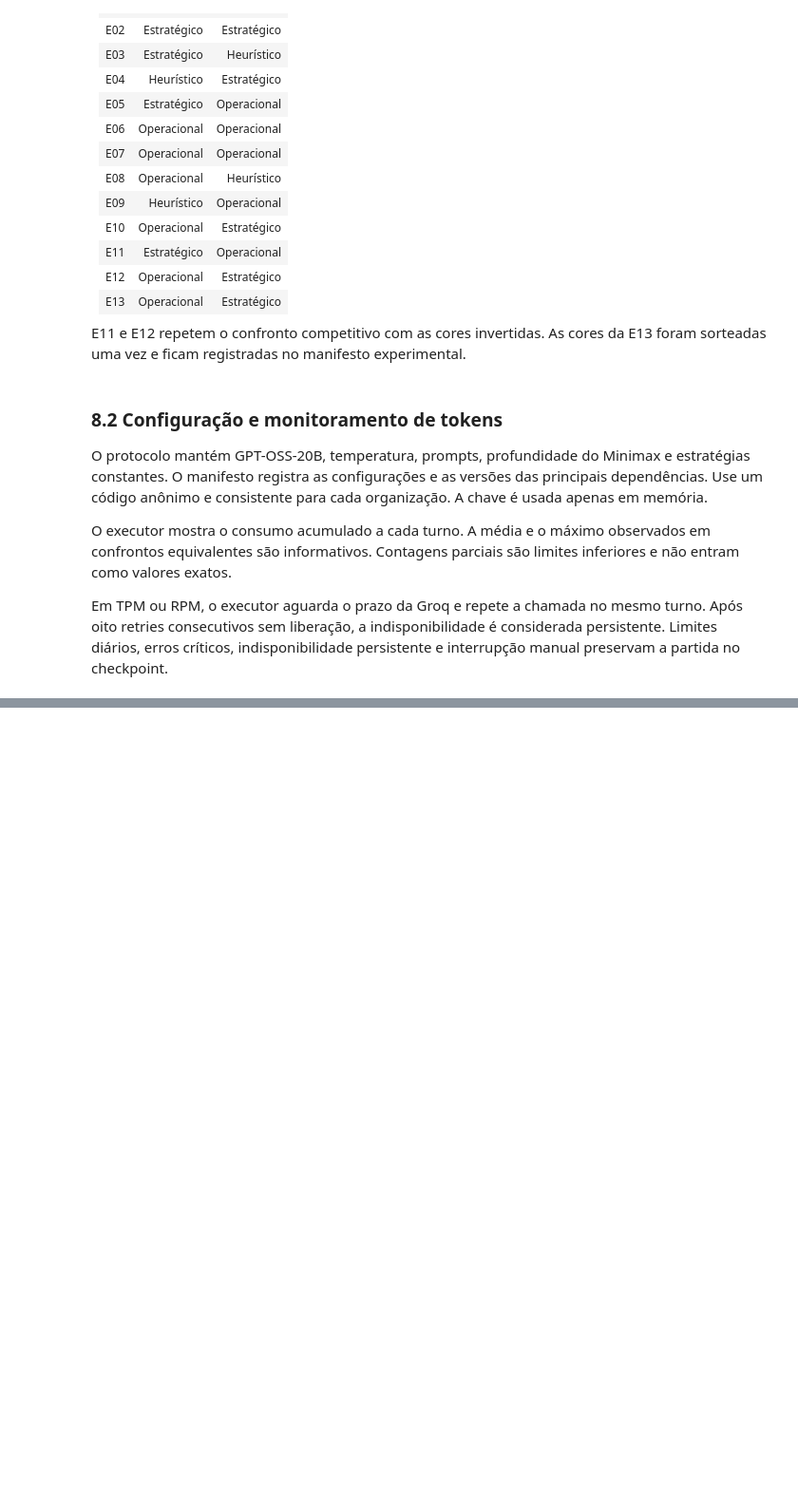
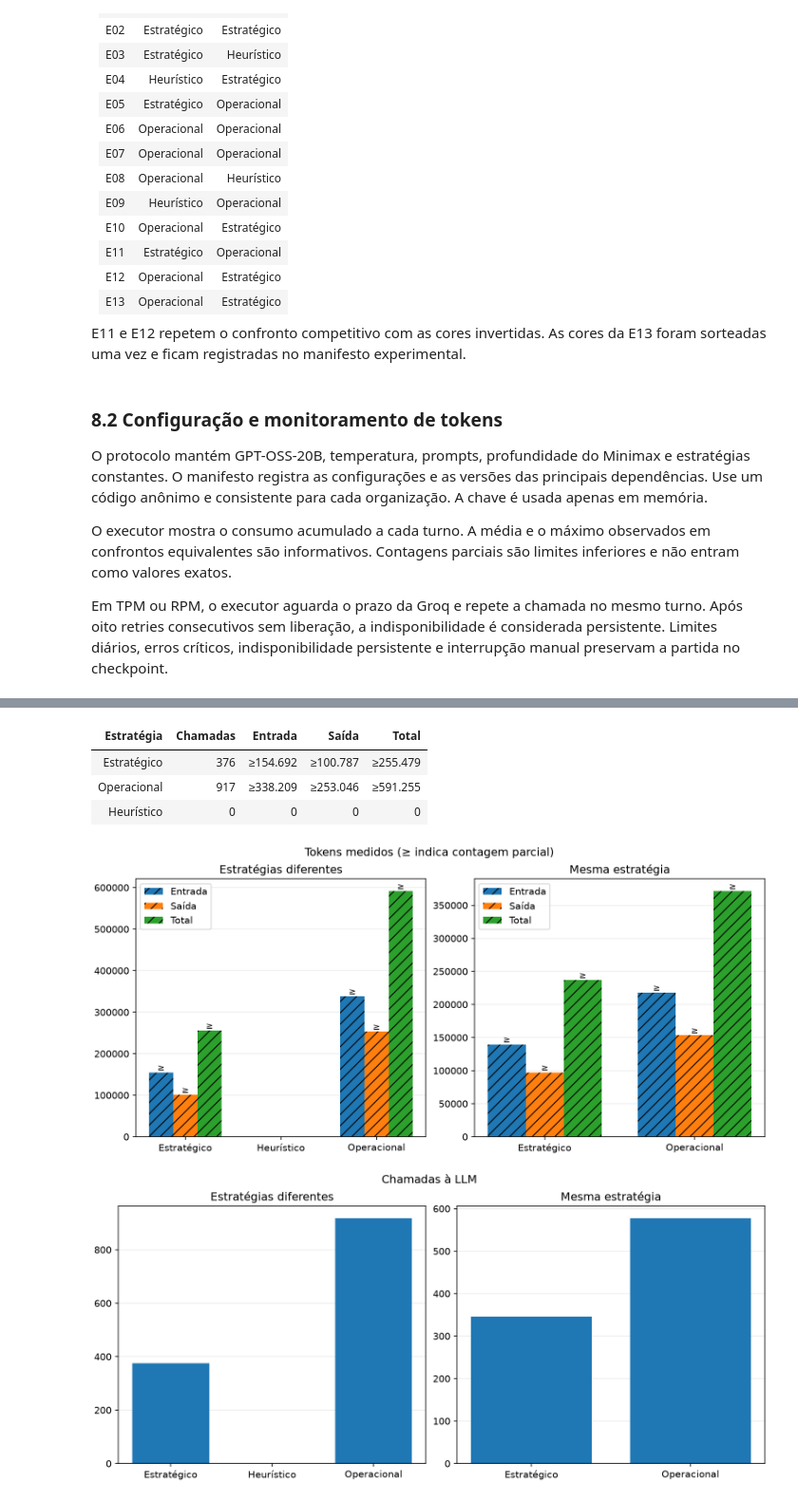
Before and after one commit to CaioBFM/Trabalhos---IA, a Jupyter notebook: othello-agentes/othello_agentes.ipynb, the cells around one changed output, grey strips where cells are left out. Shown at 95% size. Drawn from its saved outputs; the diff is of its cells as text; code cells hidden in the pictures; blank space fills up the shorter version.

```diff
--- a/othello-agentes/othello_agentes.ipynb
+++ b/othello-agentes/othello_agentes.ipynb
@@ -2211,0 +2247,21 @@ resumo_agentes · 15 registros
+# %%
+def tokens_medidos(r, campo):
+    if not r[campo]:
+        return "indisponível"
+    prefixo = "≥" if r[f"{campo}_cobertura"] == "parcial" else ""
+    return prefixo + numero_pt(r[campo])
+
+
+mostrar_tabela_final(("Estratégia", "Chamadas", "Entrada", "Saída", "Total"), (
+    (NOMES_AGENTES[r["estrategia"]], numero_pt(r["chamadas_llm"]),
+     *(tokens_medidos(r, campo) for campo in ("tokens_entrada", "tokens_saida", "tokens_total")))
+    for r in competitivos
+))
+mostrar_figuras("tokens", "chamadas_llm")
+# %% [output]
+| Estratégia | Chamadas | Entrada | Saída | Total |
+| Estratégico | 376 | ≥154.692 | ≥100.787 | ≥255.479 |
+| Operacional | 917 | ≥338.209 | ≥253.046 | ≥591.255 |
+| Heurístico | 0 | 0 | 0 | 0 |
+[figure, added]
+[figure, added]
```
Also changed, not shown: parts of 34 cells of this notebook, 1 other file.
